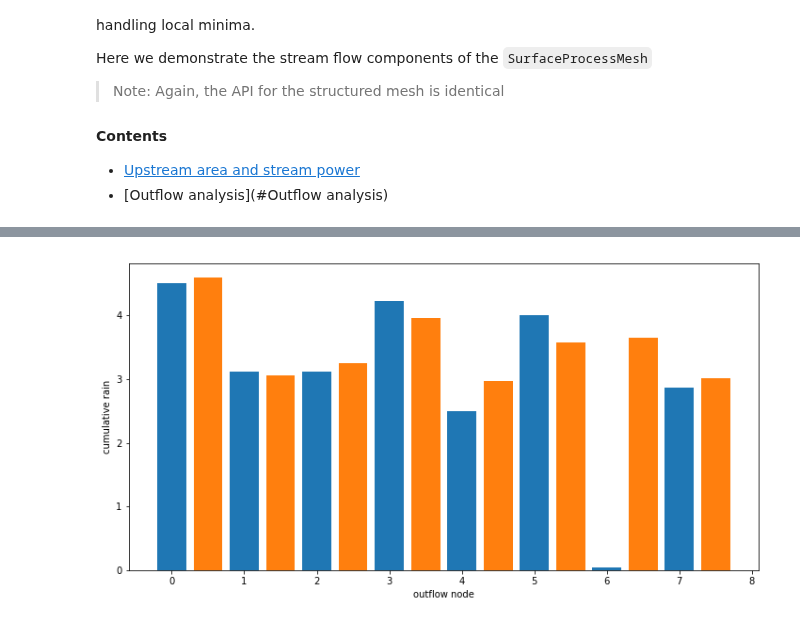
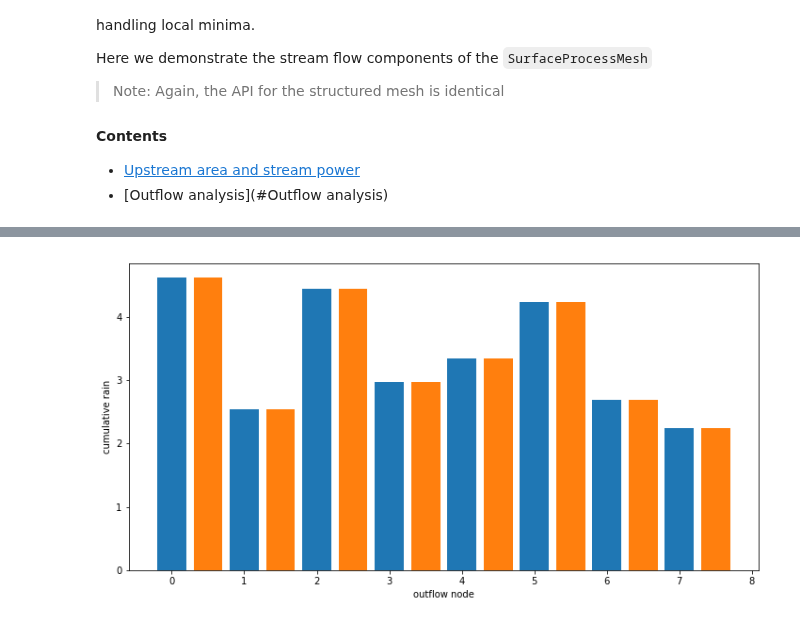
Before and after one commit to underworldcode/quagmire, a Jupyter notebook: quagmire-src/quagmire/Examples/Notebooks/Tutorial/Ex3-Surface-Process-Meshes.ipynb, the cells around one changed output, grey strips where cells are left out. Saved outputs shown, nothing was run; the diff lists cells and outputs as text; code cells hidden in the pictures.

Commit message:
Wrapped smoothing, upstream integration etc etc as quagmire functions. Updated tutorial notebooks accordingly

```diff
--- a/quagmire-src/quagmire/Examples/Notebooks/Tutorial/Ex3-Surface-Process-Meshes.ipynb
+++ b/quagmire-src/quagmire/Examples/Notebooks/Tutorial/Ex3-Surface-Process-Meshes.ipynb
@@ -64,0 +64,4 @@ mesh.update_surface_processes(rainfall, np.zeros_like(rainfall))
+# %%
+rainfall = mesh.add_variable(name="Rainfall")
+rainfall.data = (mesh.topography**2).evaluate(mesh)
+mesh.cumulative_flow(rainfall.data)**2
@@ -136,0 +118,6 @@ max stream power = 0.5419, mean stream power = 0.0108
+# %%
+rainfall_fn = (mesh.topography**2.0)
+upstream_precipitation_integral_fn = mesh.upstream_integral_fn(rainfall_fn)
+stream_power_fn = upstream_precipitation_integral_fn**2 * mesh.slope**1.0 * boundary_mask_fn
+
+stream_power_fn.evaluate(mesh)
@@ -188,0 +208,28 @@ cum_rain_n = cumulative_rain_n[outflow_nodes]
+# %%
+outflow_nodes = mesh.identify_outflow_points()
+low_point_nodes = mesh.identify_low_points()
+cumulative_rain = mesh.upstream_integral_fn(rainfall_fn).evaluate(mesh)
+outflow_std_mesh = cumulative_rain[outflow_nodes]
+
+
+print("{} outflow nodes:".format(len(outflow_nodes)))
+print(outflow_nodes)
+print("{} internal low point nodes:".format(len(low_point_nodes)))
+
+print(outflow_nodes)
+print(outflow_std_mesh)
+
+outflow_standard_mesh = cumulative_rain[outflow_nodes]
+
+with mesh.deform_topography():
+    mesh.topography.data = heightn
+
+cumulative_rain_n = mesh.upstream_integral_fn(rainfall_fn).evaluate(mesh)
+outflow_nodes = mesh.identify_outflow_points()
+outflow_rough_mesh = cumulative_rain_n[outflow_nodes]
+
+print("{} outflow nodes:".format(len(outflow_nodes)))
+print(outflow_nodes)
+print("{} internal low point nodes:".format(len(low_point_nodes)))
+print(low_point_nodes)
+print(outflow_rough_mesh)
@@ -189,13 +251,13 @@ cum_rain_n = cumulative_rain_n[outflow_nodes]
 # %%
 import matplotlib.pyplot as plt
 %matplotlib inline
 
 # plot bar graph of cumulative rain for each outflow point
 
 fig = plt.figure(figsize=(12,6))
 ax1 = fig.add_subplot(111, xlabel='outflow node', ylabel='cumulative rain')
-ax1.bar(np.array(range(0,len(cum_rain))), width=0.4, height=cum_rain)
-ax1.bar(np.array(range(0,len(cum_rain)))+0.5, width=0.4, height=cum_rain_n)
+ax1.bar(np.array(range(0,len(outflow_std_mesh))), width=0.4, height=outflow_std_mesh)
+ax1.bar(np.array(range(0,len(outflow_rough_mesh)))+0.5, width=0.4, height=outflow_rough_mesh)
 plt.show()
 # %% [output]
-[figure, old version]
+[figure, new version]
```
Also changed, not shown: parts of 22 cells of this notebook, 17 other files.
